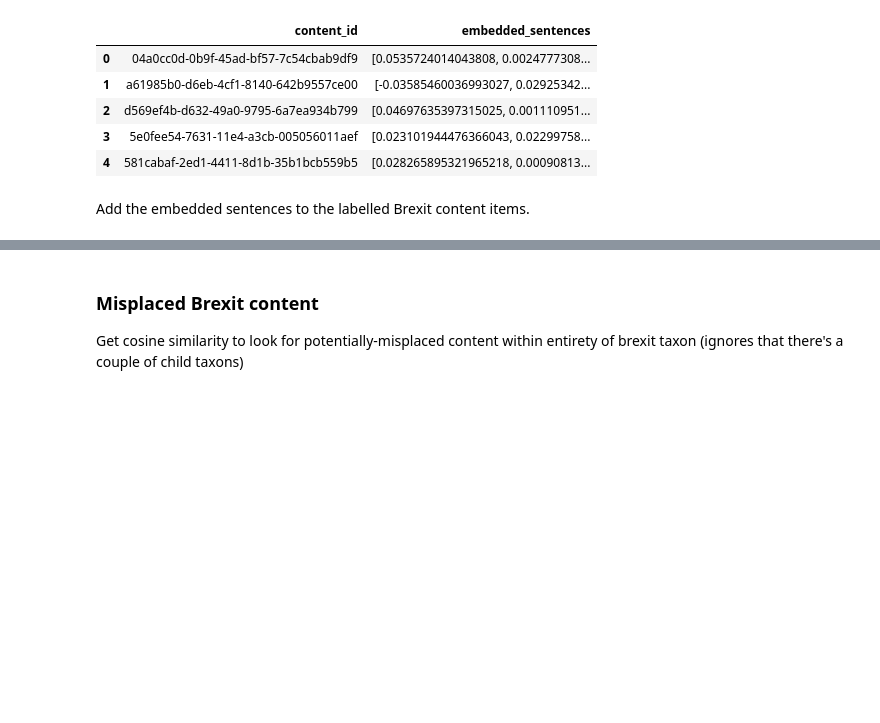
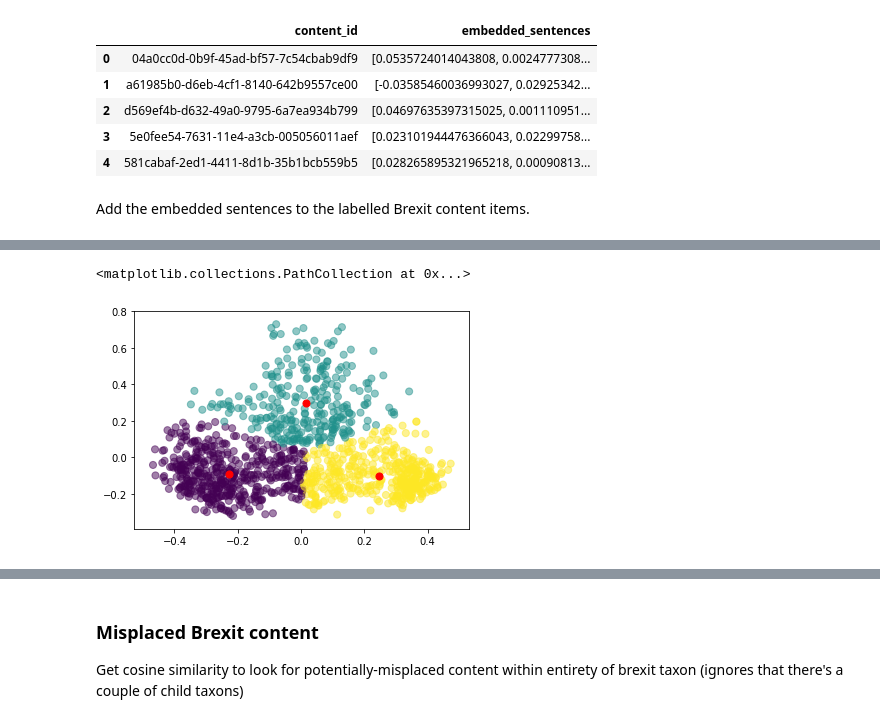
Before and after one commit to alphagov/content-similarity-models, a Jupyter notebook: google-universal-encoder/explore_misplaced_content.ipynb, the cells around one changed output, grey strips where cells are left out. Cells and saved outputs as stored; diff of their text form; code cells hidden in the pictures; blank space fills up the shorter version.

```diff
--- a/google-universal-encoder/explore_misplaced_content.ipynb
+++ b/google-universal-encoder/explore_misplaced_content.ipynb
@@ -679,0 +766,13 @@ brexit_tsne.save('brexit_tsne.html')
+# %%
+brexit_pca_ax = labelled_brexit[['pca-one', 'pca-two']]  # axes from PCA
+# %%
+kmeans = KMeans(n_clusters=3).fit(brexit_pca_ax)  # fit to the data
+
+centroids = kmeans.cluster_centers_  # isolate the centres for viz
+
+# Visualise clusters in different colours
+plt.scatter(brexit_pca_ax['pca-one'], brexit_pca_ax['pca-two'], c= kmeans.labels_.astype(float), s=50, alpha=0.5)
+plt.scatter(centroids[:, 0], centroids[:, 1], c='red', s=50)
+# %% [output]
+<matplotlib.collections.PathCollection at 0x...>
+[figure, added]
```
Also changed, not shown: parts of 52 cells of this notebook.
